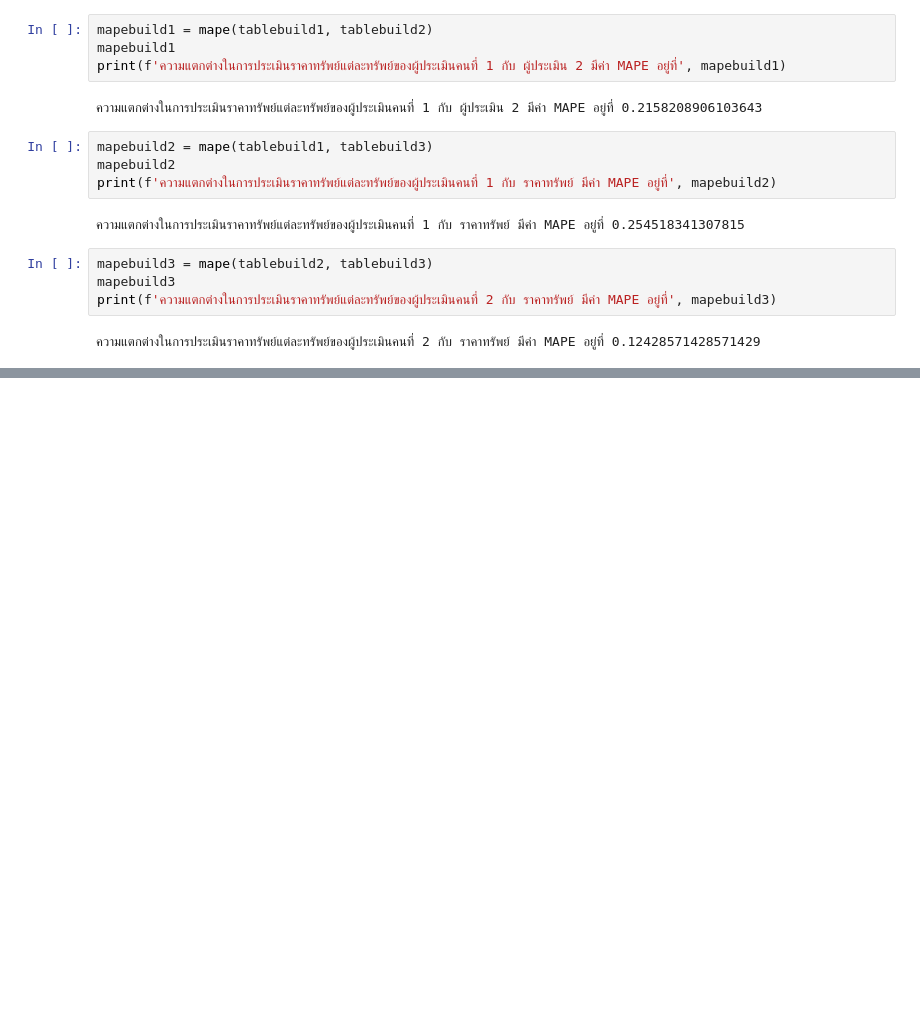
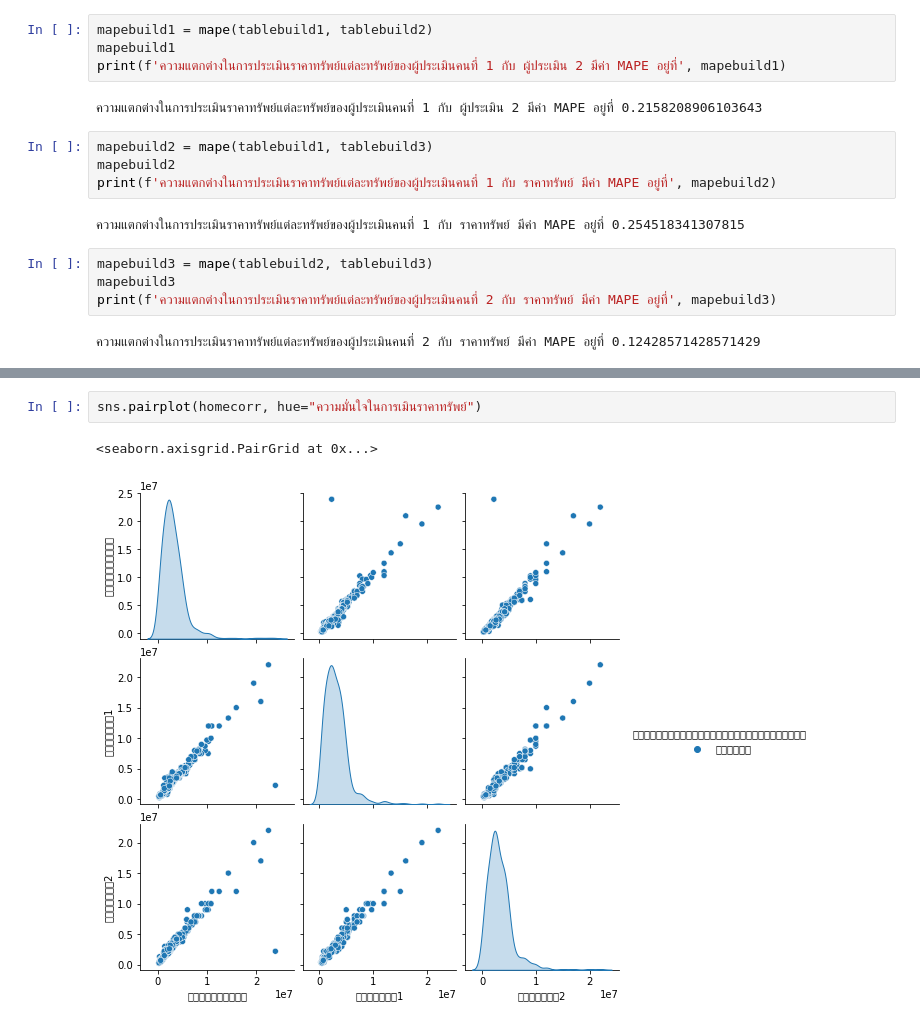
Before and after one commit to SasiwimonV/bsc_dpdm22, a Jupyter notebook: [dataset1]_property_estimator.ipynb, the cells around one changed output, grey strips where cells are left out. Drawn from its saved outputs; the diff is of its cells as text; blank space fills up the shorter version.

```diff
--- a/[dataset1]_property_estimator.ipynb
+++ b/[dataset1]_property_estimator.ipynb
@@ -1332,0 +1504,5 @@ print(f'ความแตกต่างในการประเมินร
+# %%
+sns.pairplot(homecorr, hue="ความมั่นใจในการเมินราคาทรัพย์")
+# %% [output]
+<seaborn.axisgrid.PairGrid at 0x...>
+[figure, added]
```
Also changed, not shown: parts of 59 cells of this notebook.
